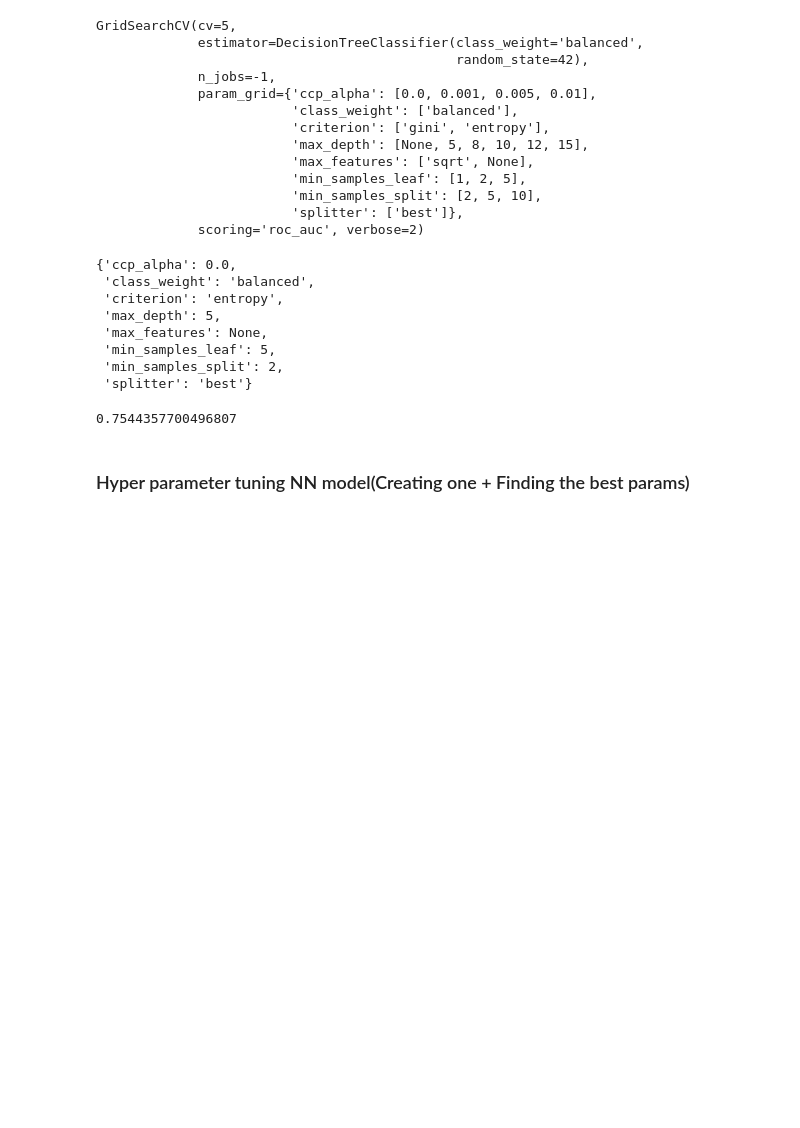
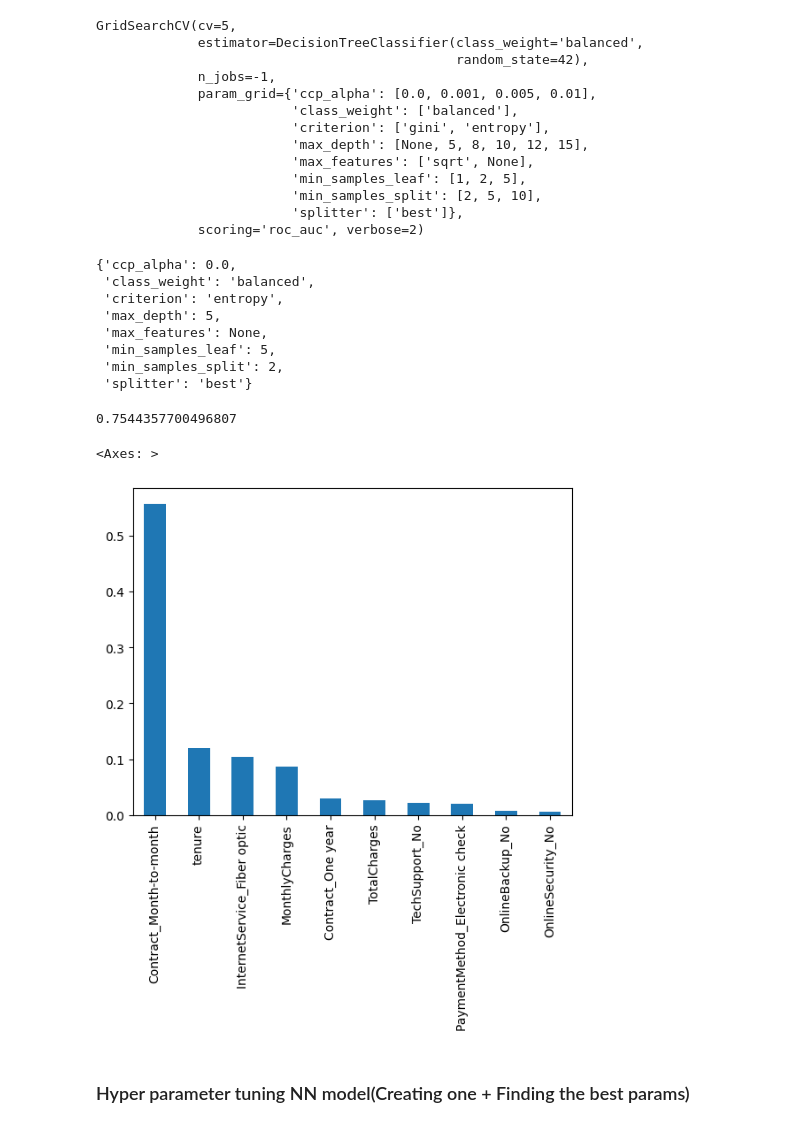
Before and after one commit to savi664/MachineLearningProject, a Jupyter notebook: 2425575.ipynb, the cells around one changed output. Cells and saved outputs as stored; diff of their text form; code cells hidden in the pictures; blank space fills up the shorter version.

```diff
--- a/2425575.ipynb
+++ b/2425575.ipynb
@@ -436,6 +438,13 @@ best_Treeclassifier.fit(x_train, y_train)
 best_Treeclassifier.score(x_test,y_test)
 # %% [output]
 0.7544357700496807
+# %%
+#Finding the most important features
+pd.Series(grid.best_estimator_.feature_importances_,
+          index=x_test.columns).sort_values(ascending=False).head(10).plot.bar()
+# %% [output]
+<Axes: >
+[figure, added]
 # %% [markdown]
 ### Hyper parameter tuning NN model(Creating one + Finding the best params)
 # %%
```
Also changed, not shown: parts of 24 cells of this notebook.
